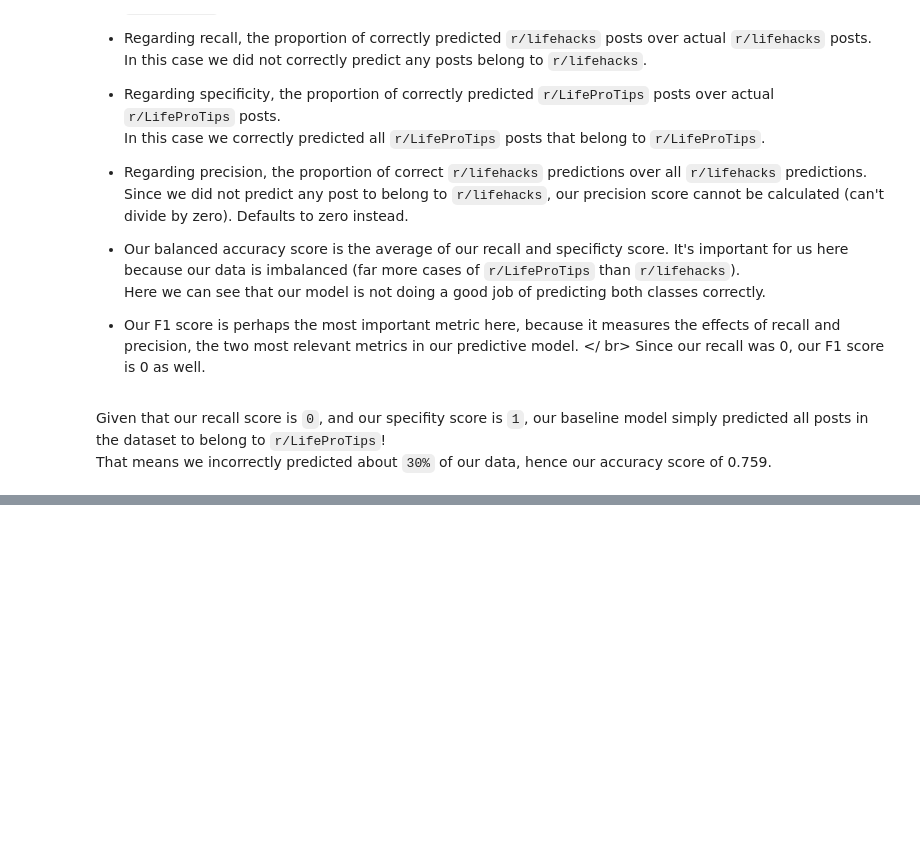
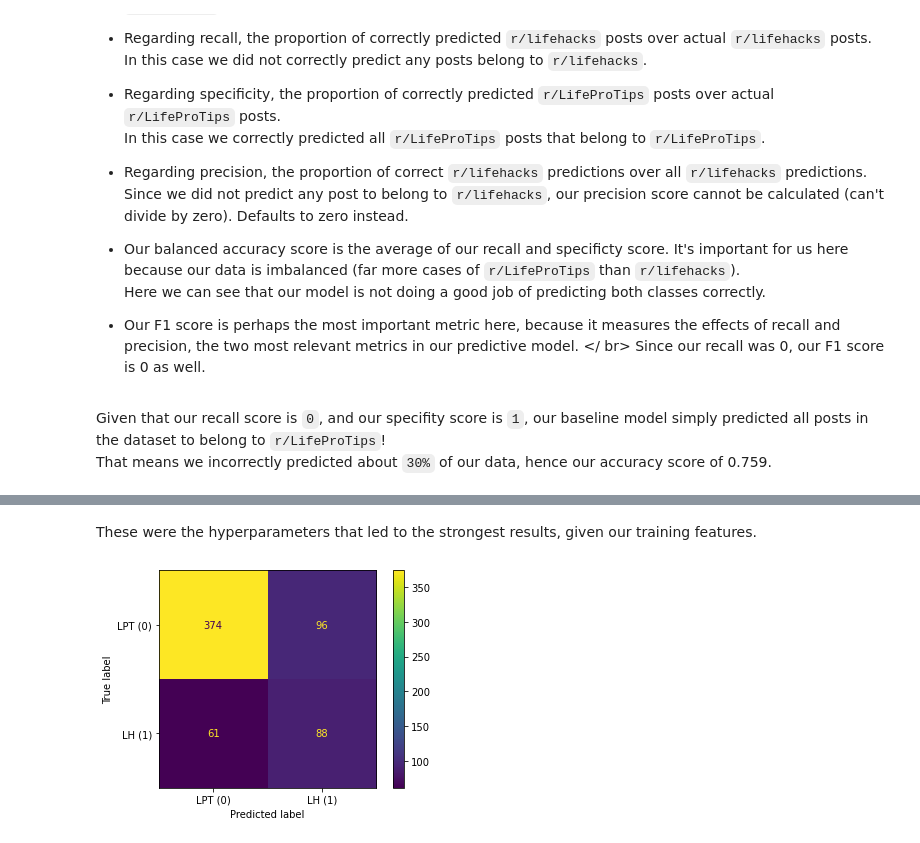
Before and after one commit to Femli/lifehacks_vs_lifeprotips, a Jupyter notebook: code/04_Production.ipynb, the cells around one changed output, grey strips where cells are left out. Drawn from its saved outputs; the diff is of its cells as text; code cells hidden in the pictures; blank space fills up the shorter version.

```diff
--- a/code/04_Production.ipynb
+++ b/code/04_Production.ipynb
@@ -55,0 +61,6 @@ That means we incorrectly predicted about `30%` of our data, hence our accuracy
+# %%
+best_model = stored_data['best_model']
+X_train = stored_data['X_train_tf']
+X_test = stored_data['X_test_tf']
+y_train = stored_data['y_train_encoded']
+y_test = stored_data['y_test_encoded']
@@ -55,0 +114,8 @@ That means we incorrectly predicted about `30%` of our data, hence our accuracy
+# %% [markdown]
+These were the hyperparameters that led to the strongest results, given our training features.
+# %%
+# Confusion matrix
+ConfusionMatrixDisplay.from_estimator(best_model, X_test, y_test, display_labels=['LPT (0)', 'LH (1)'])
+#plt.savefig("../images/confusion_matrix.png");
+# %% [output]
+[figure, added]
```
Also changed, not shown: parts of 14 cells of this notebook, 7 other files.
